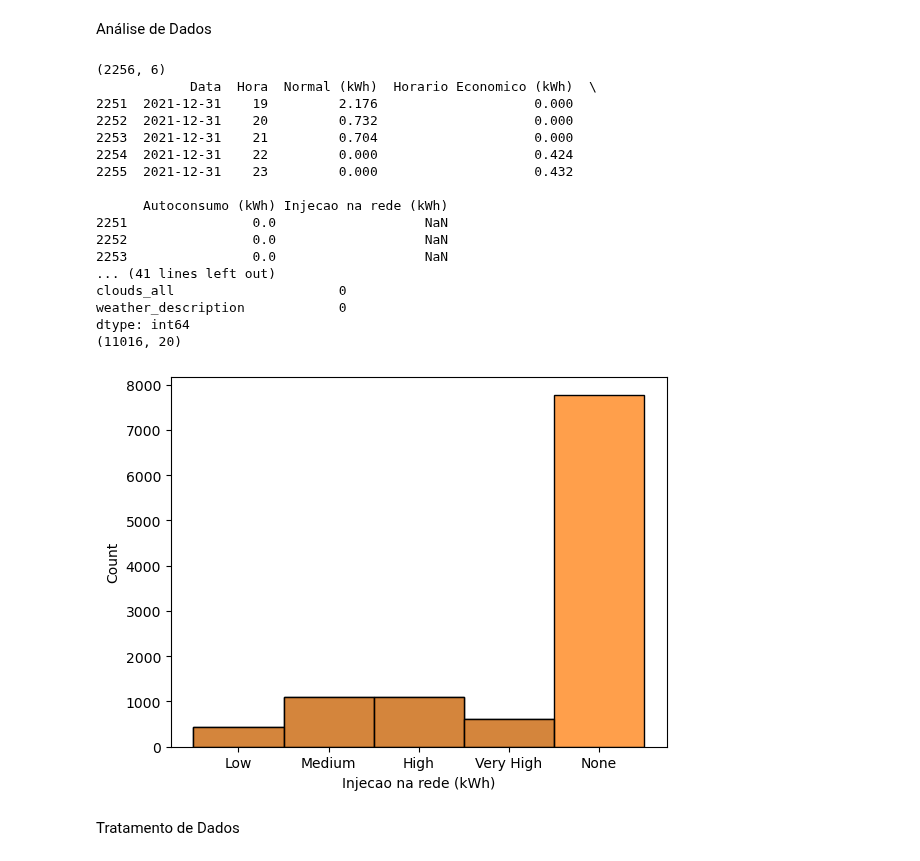
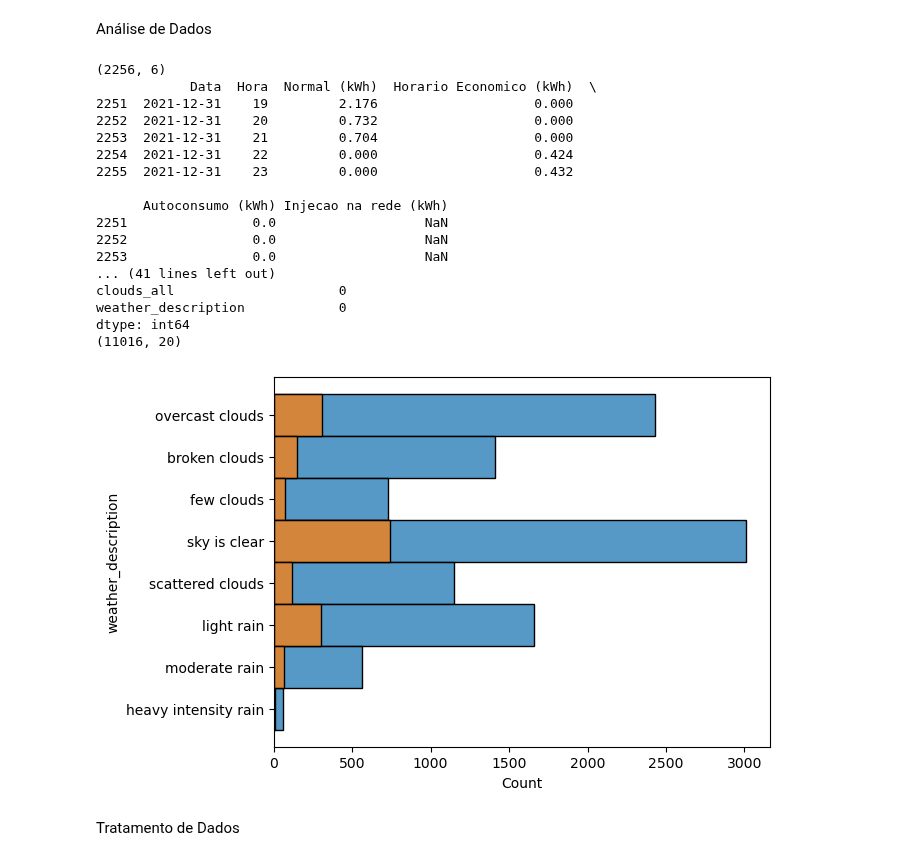
Before and after one commit to simaobarroso/tp-daa, a Jupyter notebook: competicao/comp.ipynb, the cells around one changed output. Drawn from its saved outputs; the diff is of its cells as text; code cells hidden in the pictures.

```diff
--- a/competicao/comp.ipynb
+++ b/competicao/comp.ipynb
@@ -84,7 +84,7 @@ df_meteo_2023['Hora']= pd.to_numeric(data[1])
 #df_meteo_2022['Data'], df_meteo_2022['Hora'] = zip(*df_meteo_2022['dt_iso'].str.extract(form).values)
 df_meteo_2023.drop(['dt_iso'], axis='columns', inplace=True)
 
-df_2023 = pd.merge(df_energia_2023,df_meteo_2023, how='left', on=['Data','Hora'])
+df_2023 = pd.merge(df_energia_2023,df_meteo_2023, how='inner', on=['Data','Hora'])
 # %% [output]
 13536
          Data  Hora  Normal (kWh)  Horario Economico (kWh)  Autoconsumo (kWh)  \
@@ -108,36 +108,38 @@ Análise de Dados
 # %%
 
 
 
 print (df_energia_2021.shape)
 print(df_energia_2021.tail())
 print (df_train.isna().sum())
-sns.histplot(df_train["Injecao na rede (kWh)"])
+#sns.histplot(df_train["Injecao na rede (kWh)"])
 df_train=df_train.fillna({'Injecao na rede (kWh)': 'None'})
 print (df_train.isna().sum())
-sns.histplot(df_train["Injecao na rede (kWh)"])
+sns.histplot(df_train["weather_description"],y=df_train["weather_description"])
+sns.histplot(df_2023["weather_description"],y=df_2023["weather_description"])
+
 
 
 print (df_train.shape) # verfiicar se o número de linhas está correto
 # %% [output]
 (2256, 6)
             Data  Hora  Normal (kWh)  Horario Economico (kWh)  \
 2251  2021-12-31    19         2.176                    0.000
 2252  2021-12-31    20         0.732                    0.000
 2253  2021-12-31    21         0.704                    0.000
 2254  2021-12-31    22         0.000                    0.424
 2255  2021-12-31    23         0.000                    0.432
 
       Autoconsumo (kWh) Injecao na rede (kWh)
 2251                0.0                   NaN
 2252                0.0                   NaN
 2253                0.0                   NaN
 ... (41 lines left out)
 clouds_all                     0
 weather_description            0
 dtype: int64
 (11016, 20)
-[figure, old version]
+[figure, new version]
 # %% [markdown]
 Tratamento de Dados
 # %%
```
Also changed, not shown: parts of 1 cell of this notebook, 1 other file.
